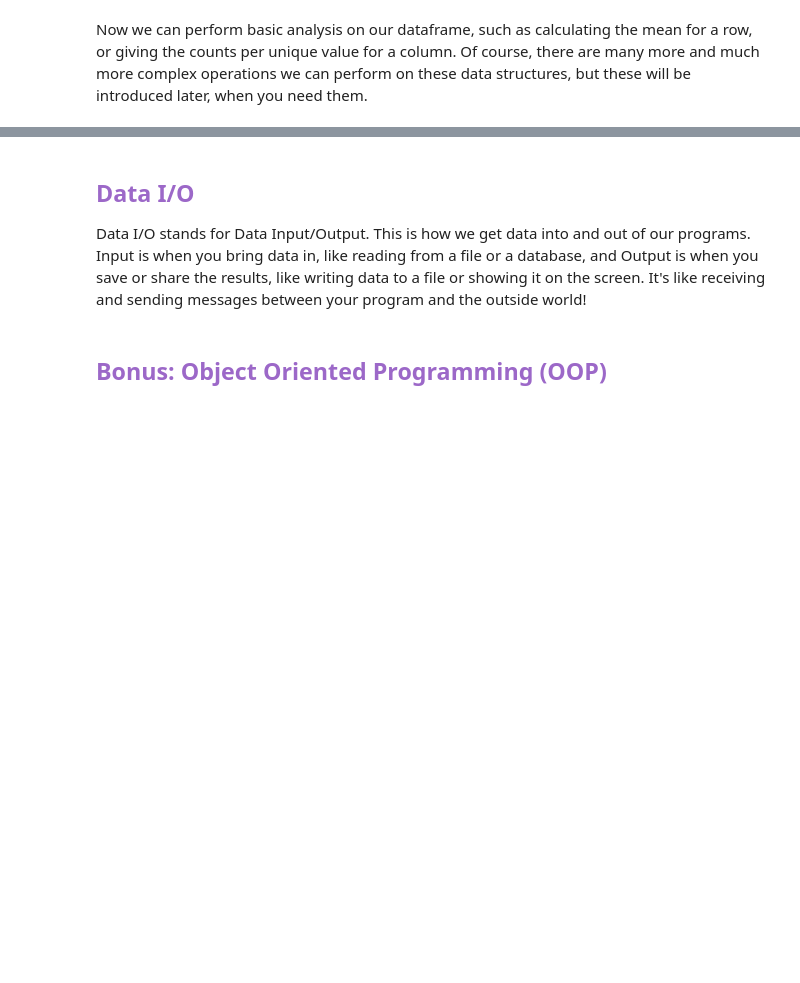
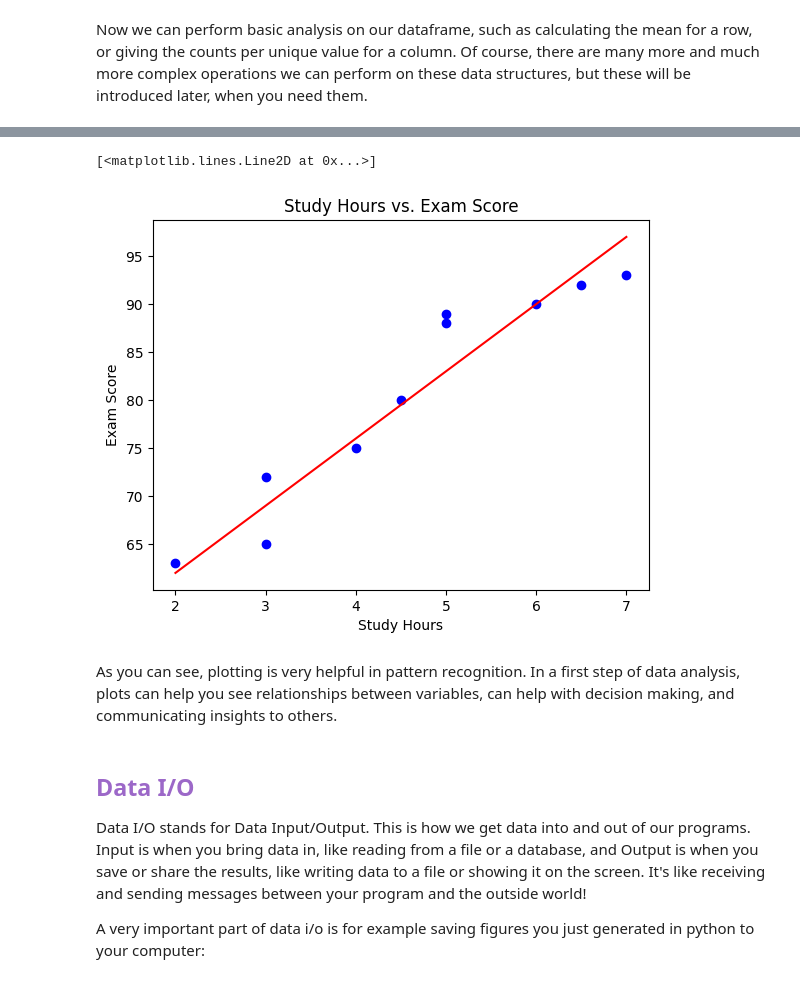
Before and after one commit to starcodecourses/Python-KI, a Jupyter notebook: starcode_PythonKI_03.ipynb, the cells around one changed output, grey strips where cells are left out. Cells and saved outputs as stored; diff of their text form; code cells hidden in the pictures; blank space fills up the shorter version.

```diff
--- a/starcode_PythonKI_03.ipynb
+++ b/starcode_PythonKI_03.ipynb
@@ -158,4 +427,33 @@ There are a lot of different types of vizualizations you can plot with Matplotli
+# %%
+data = {
+    "Student": ["Lara", "Bob", "Charlie", "David", "Eva", "Tim", "Grace", "Sam", "Emmi", "Jack"],
+    "Study Hours": [2, 3, 3, 4, 4.5, 5, 5, 6, 6.5, 7],
+    "Exam Score": [63, 65, 72, 75, 80, 89, 88, 90, 92, 93]
+}
+df = pd.DataFrame(data)
+
+# solution
+plt.scatter(df["Study Hours"], df["Exam Score"], color='blue', marker='o')
+
+# Add labels and title
+plt.xlabel("Study Hours")
+plt.ylabel("Exam Score")
+plt.title("Study Hours vs. Exam Score")
+
+# Bonus
+x = df["Study Hours"].values
+y = 7*x + 48  # something like that
+plt.plot(x, y, color="red")
+
+plt.show()
+# %% [output]
+[<matplotlib.lines.Line2D at 0x...>]
+[figure, added]
+# %% [markdown]
+As you can see, plotting is very helpful in pattern recognition. In a first step of data analysis, plots can help you see relationships between variables, can help with decision making, and communicating insights to others.
 # %% [markdown]
 ## <span style="color: #9C68C8;">Data I/O</span>
 
 Data I/O stands for Data Input/Output. This is how we get data into and out of our programs. Input is when you bring data in, like reading from a file or a database, and Output is when you save or share the results, like writing data to a file or showing it on the screen. It's like receiving and sending messages between your program and the outside world!
+
+A very important part of data i/o is for example saving figures you just generated in python to your computer:
@@ -164,2 +459,0 @@ Data I/O stands for Data Input/Output. This is how we get data into and out of o
-# %% [markdown]
-## <span style="color: #9C68C8;">Bonus: Object Oriented Programming (OOP)</span>
```
Also changed, not shown: parts of 97 cells of this notebook.
